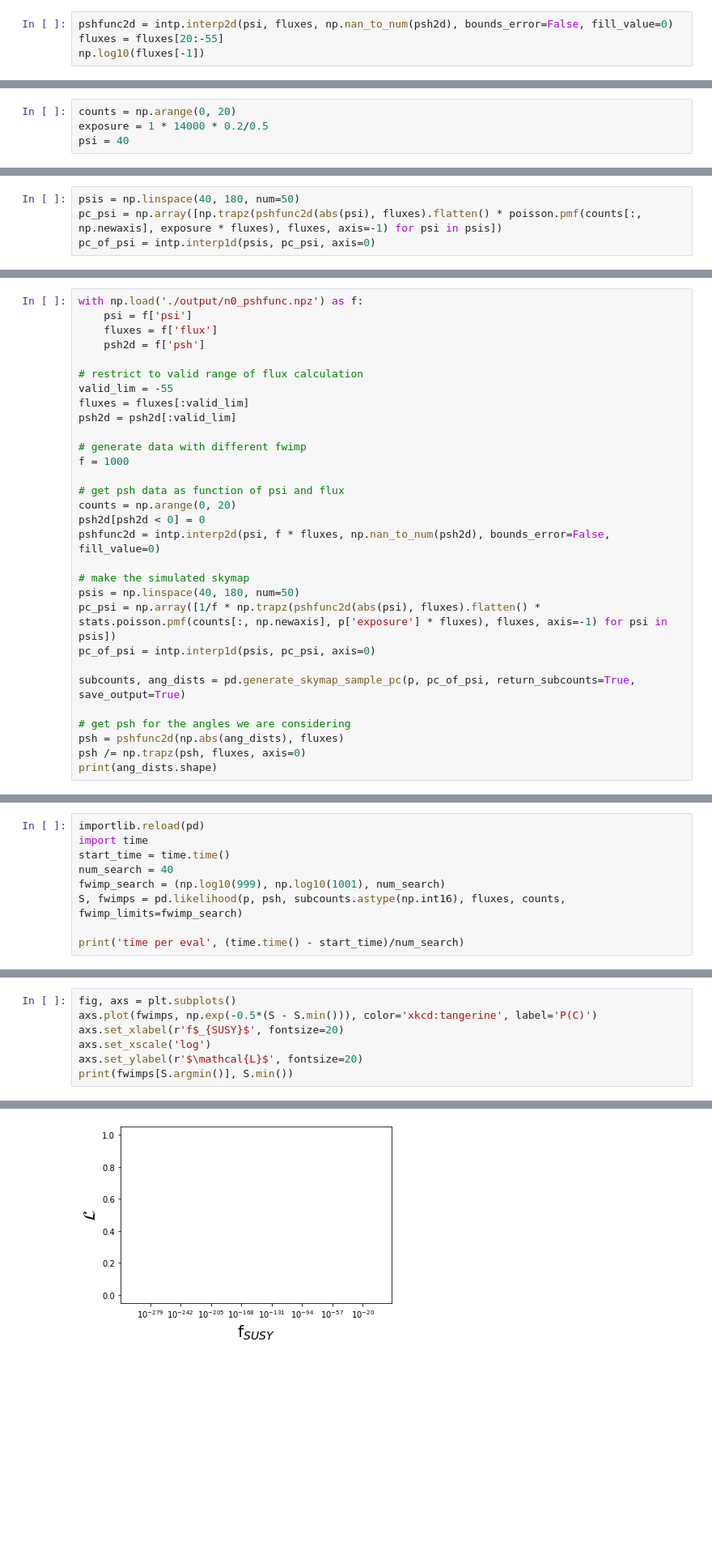
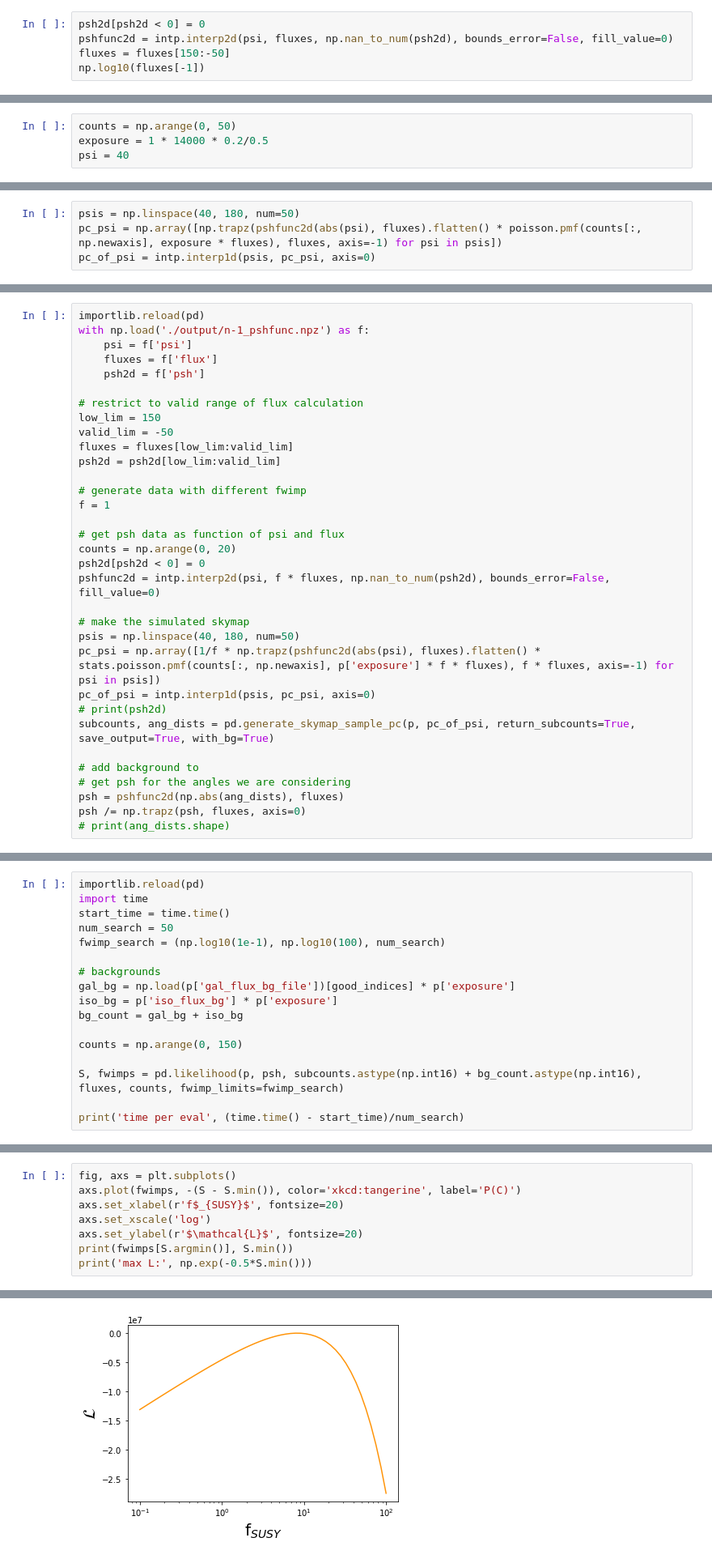
Before and after one commit to runburg/dm_gal_substructure, a Jupyter notebook: n-1_skymaps.ipynb, the cells around one changed output, grey strips where cells are left out. Shown: that part at 81% size. Saved outputs shown, nothing was run; the diff lists cells and outputs as text; blank space fills up the shorter version.

Commit message:
Add likelihood and backgrounds

```diff
--- a/n-1_skymaps.ipynb
+++ b/n-1_skymaps.ipynb
@@ -50,7 +50,8 @@ with np.load('./output/n-1_pshfunc.npz') as f:
     fluxes = f['flux']
     psh2d = f['psh']
 # %%
+psh2d[psh2d < 0] = 0
 pshfunc2d = intp.interp2d(psi, fluxes, np.nan_to_num(psh2d), bounds_error=False, fill_value=0)
-fluxes = fluxes[20:-55]
+fluxes = fluxes[150:-50]
 np.log10(fluxes[-1])
 # %% [output]
@@ -145,5 +111,5 @@ for psi in psis:
 # %%
-counts = np.arange(0, 20)
+counts = np.arange(0, 50)
 exposure = 1 * 14000 * 0.2/0.5
 psi = 40
 # %%
@@ -274,16 +248,18 @@ np.mean(pixel_counts_poisson[good_indices]), np.sum(pixel_counts_poisson[good_in
 # %%
-with np.load('./output/n0_pshfunc.npz') as f:
+importlib.reload(pd)
+with np.load('./output/n-1_pshfunc.npz') as f:
     psi = f['psi']
     fluxes = f['flux']
     psh2d = f['psh']
 
 # restrict to valid range of flux calculation
-valid_lim = -55
-fluxes = fluxes[:valid_lim]
-psh2d = psh2d[:valid_lim]
+low_lim = 150
+valid_lim = -50
+fluxes = fluxes[low_lim:valid_lim]
+psh2d = psh2d[low_lim:valid_lim]
 
 # generate data with different fwimp
-f = 1000
+f = 1
 
 # get psh data as function of psi and flux
 counts = np.arange(0, 20)
@@ -292,13 +268,14 @@ pshfunc2d = intp.interp2d(psi, f * fluxes, np.nan_to_num(psh2d), bounds_error=Fa
 
 # make the simulated skymap
 psis = np.linspace(40, 180, num=50)
-pc_psi = np.array([1/f * np.trapz(pshfunc2d(abs(psi), fluxes).flatten() * stats.poisson.pmf(counts[:, np.newaxis], p['exposure'] * fluxes), fluxes, axis=-1) for psi in psis])
+pc_psi = np.array([1/f * np.trapz(pshfunc2d(abs(psi), fluxes).flatten() * stats.poisson.pmf(counts[:, np.newaxis], p['exposure'] * f * fluxes), f * fluxes, axis=-1) for psi in psis])
 pc_of_psi = intp.interp1d(psis, pc_psi, axis=0)
+# print(psh2d)
+subcounts, ang_dists = pd.generate_skymap_sample_pc(p, pc_of_psi, return_subcounts=True, save_output=True, with_bg=True)
 
-subcounts, ang_dists = pd.generate_skymap_sample_pc(p, pc_of_psi, return_subcounts=True, save_output=True)
-
+# add background to
 # get psh for the angles we are considering
 psh = pshfunc2d(np.abs(ang_dists), fluxes)
 psh /= np.trapz(psh, fluxes, axis=0)
-print(ang_dists.shape)
+# print(ang_dists.shape)
 # %% [output]
@@ -308,9 +284,17 @@ saved in ./output/n0_skymap_32862.npy
 importlib.reload(pd)
 import time
 start_time = time.time()
-num_search = 40
-fwimp_search = (np.log10(999), np.log10(1001), num_search)
-S, fwimps = pd.likelihood(p, psh, subcounts.astype(np.int16), fluxes, counts, fwimp_limits=fwimp_search)
+num_search = 50
+fwimp_search = (np.log10(1e-1), np.log10(100), num_search)
+
+# backgrounds
+gal_bg = np.load(p['gal_flux_bg_file'])[good_indices] * p['exposure']
+iso_bg = p['iso_flux_bg'] * p['exposure']
+bg_count = gal_bg + iso_bg
+
+counts = np.arange(0, 150)
+
+S, fwimps = pd.likelihood(p, psh, subcounts.astype(np.int16) + bg_count.astype(np.int16), fluxes, counts, fwimp_limits=fwimp_search)
 
 print('time per eval', (time.time() - start_time)/num_search)
 # %% [output]
@@ -343,8 +318,9 @@ time per eval 7.0870691478252414
 # %%
 fig, axs = plt.subplots()
-axs.plot(fwimps, np.exp(-0.5*(S - S.min())), color='xkcd:tangerine', label='P(C)')
+axs.plot(fwimps, -(S - S.min()), color='xkcd:tangerine', label='P(C)')
 axs.set_xlabel(r'f$_{SUSY}$', fontsize=20)
 axs.set_xscale('log')
 axs.set_ylabel(r'$\mathcal{L}$', fontsize=20)
 print(fwimps[S.argmin()], S.min())
+print('max L:', np.exp(-0.5*S.min()))
 # %% [output]
@@ -352,4 +329,4 @@ print(fwimps[S.argmin()], S.min())
-[figure, old version]
+[figure, new version]
 # %%
 importlib.reload(pd)
 Spoi, fwimpspoi = pd.poisson_likelihood(p, psh, subcounts.astype(np.int16), fluxes, counts, fwimp_limits=fwimp_search)
```
Also changed, not shown: parts of 25 cells of this notebook, 8 other files.
